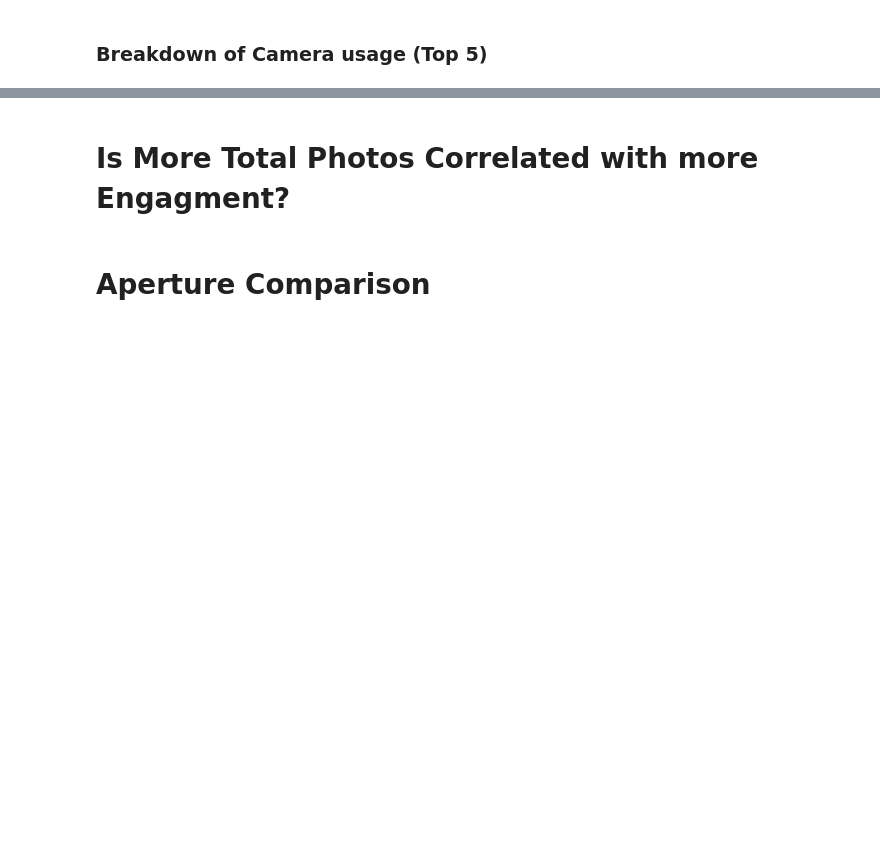
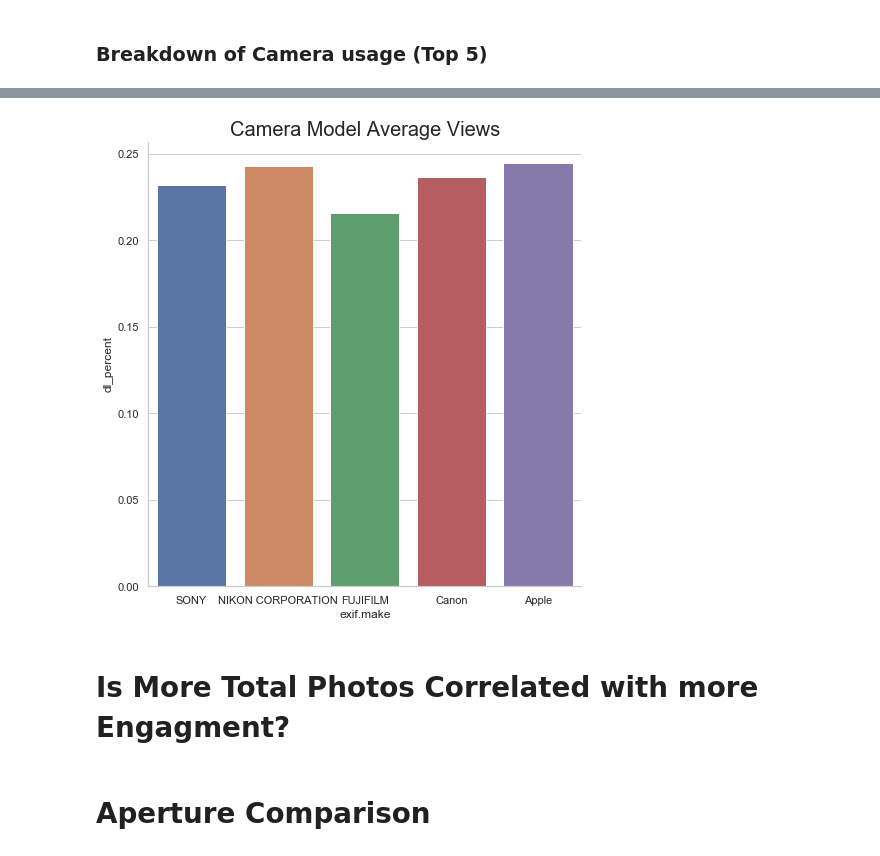
Before and after one commit to Aaronhjlee/UnsplashEDA, a Jupyter notebook: UnsplashEDA.ipynb, the cells around one changed output, grey strips where cells are left out. Drawn from its saved outputs; the diff is of its cells as text; code cells hidden in the pictures; blank space fills up the shorter version.

```diff
--- a/UnsplashEDA.ipynb
+++ b/UnsplashEDA.ipynb
@@ -101,3 +138,5 @@ plt.title('Camera Model Average Views', fontsize=20);
 # %%
-sns.catplot(x='exif.make', y='likes', data=target_model, kind='bar', height=7)
+sns.catplot(x='exif.make', y='dl_percent', data=target_model, kind='bar', height=7)
 plt.title('Camera Model Average Views', fontsize=20);
+# %% [output]
+[figure, added]
```
Also changed, not shown: parts of 50 cells of this notebook, 4 other files.
